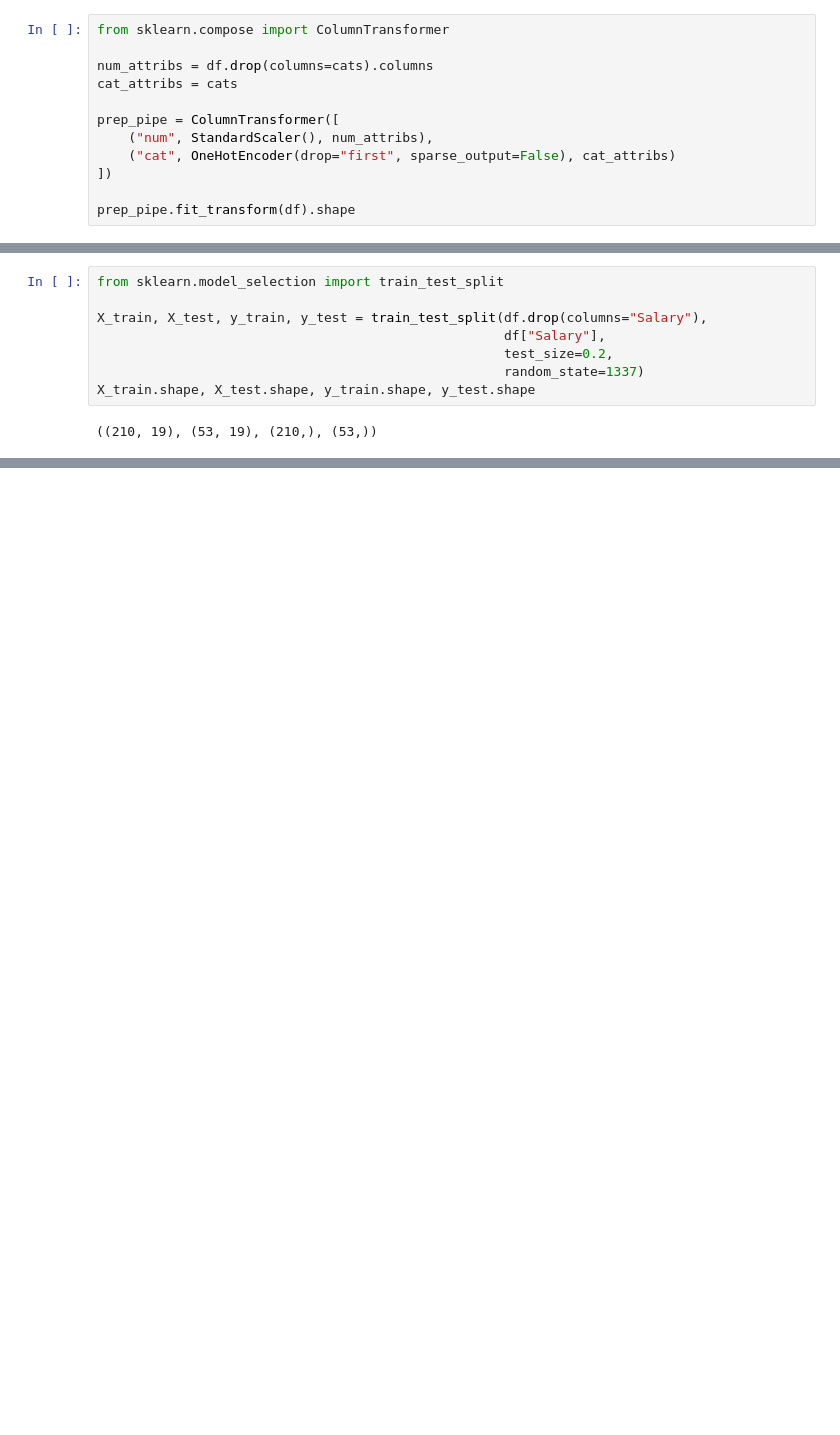
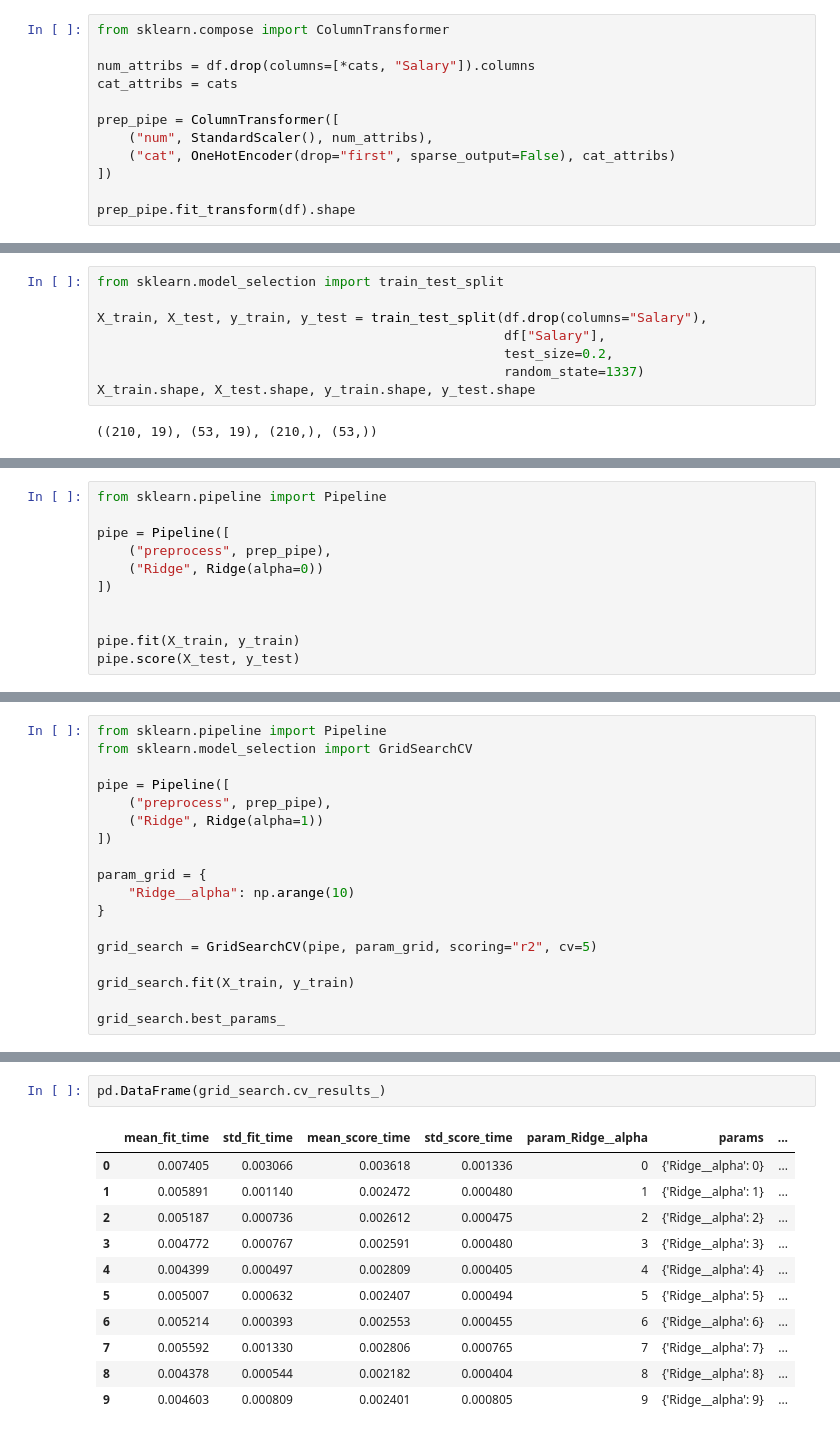
Before and after one commit to demirayberk/Aurellion-Geron-Hands-On-Machine-Learning-Notes, a Jupyter notebook: Chapter4/Notes.ipynb, the cells around one changed output, grey strips where cells are left out. Drawn from its saved outputs; the diff is of its cells as text; blank space fills up the shorter version.

```diff
--- a/Chapter4/Notes.ipynb
+++ b/Chapter4/Notes.ipynb
@@ -308,7 +320,7 @@ array([1., 1., 1., 1., 1., 1., 1., 1., 1., 1., 1., 1., 1., 1., 1., 1., 1.])
 # %%
 from sklearn.compose import ColumnTransformer
 
-num_attribs = df.drop(columns=cats).columns
+num_attribs = df.drop(columns=[*cats, "Salary"]).columns
 cat_attribs = cats
 
 prep_pipe = ColumnTransformer([
@@ -355,0 +348,11 @@ from sklearn.pipeline import Pipeline
+# %%
+from sklearn.pipeline import Pipeline
+
+pipe = Pipeline([
+    ("preprocess", prep_pipe),
+    ("Ridge", Ridge(alpha=0))
+])
+
+
+pipe.fit(X_train, y_train)
+pipe.score(X_test, y_test)
@@ -355,0 +379,18 @@ from sklearn.pipeline import Pipeline
+# %%
+from sklearn.pipeline import Pipeline
+from sklearn.model_selection import GridSearchCV
+
+pipe = Pipeline([
+    ("preprocess", prep_pipe),
+    ("Ridge", Ridge(alpha=1))
+])
+
+param_grid = {
+    "Ridge__alpha": np.arange(10)
+}
+
+grid_search = GridSearchCV(pipe, param_grid, scoring="r2", cv=5)
+
+grid_search.fit(X_train, y_train)
+
+grid_search.best_params_
@@ -355,0 +405,14 @@ from sklearn.pipeline import Pipeline
+# %%
+pd.DataFrame(grid_search.cv_results_)
+# %% [output]
+|  | mean_fit_time | std_fit_time | mean_score_time | std_score_time | param_Ridge__alpha | params | ... |
+| 0 | 0.007405 | 0.003066 | 0.003618 | 0.001336 | 0 | {'Ridge__alpha': 0} | ... |
+| 1 | 0.005891 | 0.001140 | 0.002472 | 0.000480 | 1 | {'Ridge__alpha': 1} | ... |
+| 2 | 0.005187 | 0.000736 | 0.002612 | 0.000475 | 2 | {'Ridge__alpha': 2} | ... |
+| 3 | 0.004772 | 0.000767 | 0.002591 | 0.000480 | 3 | {'Ridge__alpha': 3} | ... |
+| 4 | 0.004399 | 0.000497 | 0.002809 | 0.000405 | 4 | {'Ridge__alpha': 4} | ... |
+| 5 | 0.005007 | 0.000632 | 0.002407 | 0.000494 | 5 | {'Ridge__alpha': 5} | ... |
+| 6 | 0.005214 | 0.000393 | 0.002553 | 0.000455 | 6 | {'Ridge__alpha': 6} | ... |
+| 7 | 0.005592 | 0.001330 | 0.002806 | 0.000765 | 7 | {'Ridge__alpha': 7} | ... |
+| 8 | 0.004378 | 0.000544 | 0.002182 | 0.000404 | 8 | {'Ridge__alpha': 8} | ... |
+| 9 | 0.004603 | 0.000809 | 0.002401 | 0.000805 | 9 | {'Ridge__alpha': 9} | ... |
```
Also changed, not shown: parts of 16 cells of this notebook.
